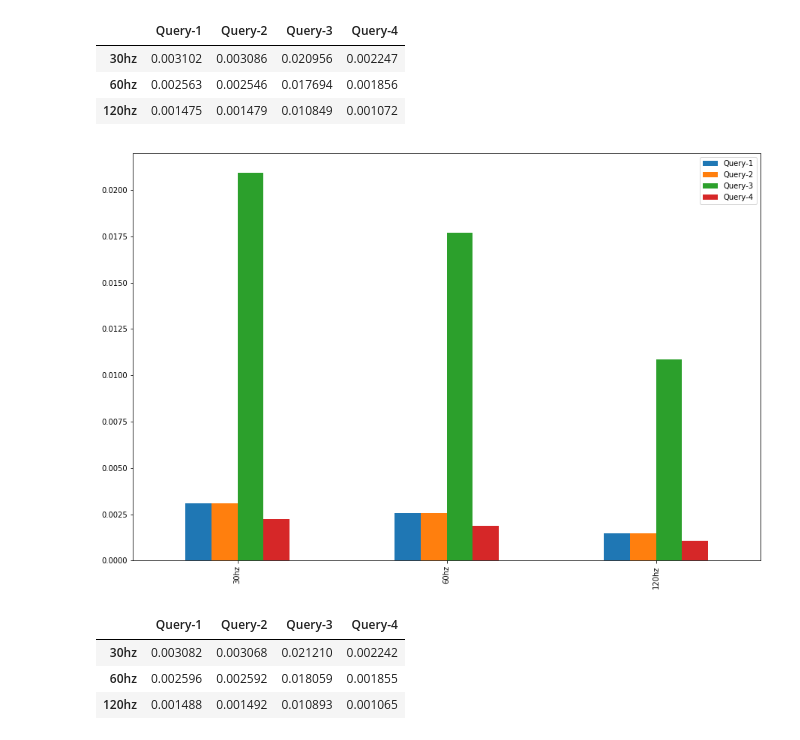
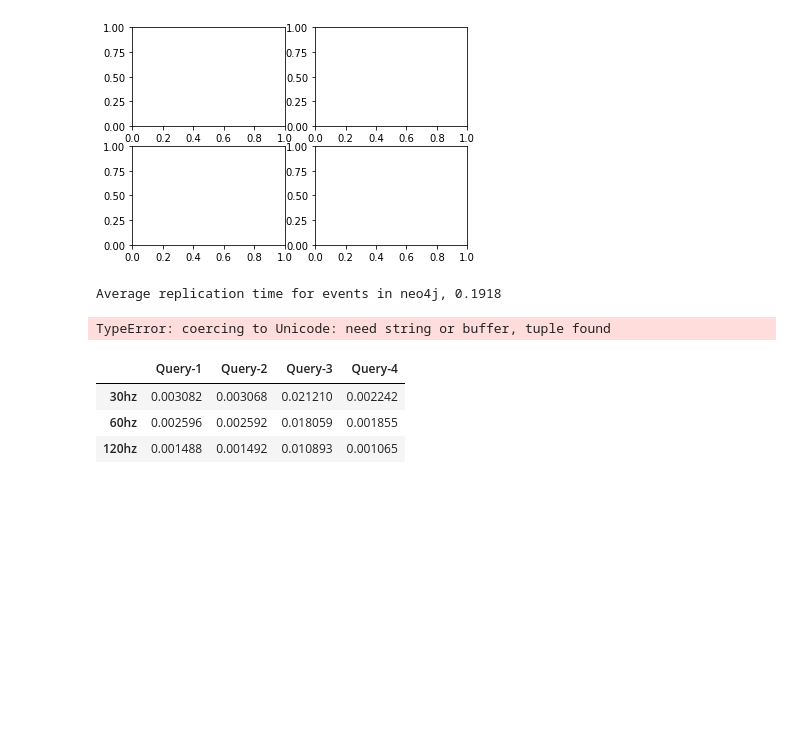
Before and after one commit to rubanraj54/research-and-developement, a Jupyter notebook: log_parser.ipynb, the cells around one changed output. Saved outputs shown, nothing was run; the diff lists cells and outputs as text; code cells hidden in the pictures; blank space fills up the shorter version.

```diff
--- a/log_parser.ipynb
+++ b/log_parser.ipynb
@@ -76,0 +273,4 @@ def open_files(n):
+# %%
+fig, axes = plt.subplots(nrows=2, ncols=2)
+# %% [output]
+[figure, added]
@@ -77,17 +279,17 @@ def open_files(n):
+# %%
+print "Average replication time for events in neo4j,", get_replica_results(files)
+# %% [output]
+Average replication time for events in neo4j, 0.1918
 # %%
 # Robot 1 - Read only scenario
 avgs = get_avg_read(open_files(3))
 df2 = pd.DataFrame(avgs, columns=['Query-1', 'Query-2', 'Query-3','Query-4'],
                    index=['30hz','60hz','120hz'])
 
-ax = df2.plot(kind='bar',figsize=(15,10))
+ax = df2.plot(ax=axes[0,0],kind='bar',figsize=(15,10))
 HTML(df2.to_html(classes="table table-striped table-bordered"))
 # %% [output]
-|  | Query-1 | Query-2 | Query-3 | Query-4 |
-| 30hz | 0.003102 | 0.003086 | 0.020956 | 0.002247 |
-| 60hz | 0.002563 | 0.002546 | 0.017694 | 0.001856 |
-| 120hz | 0.001475 | 0.001479 | 0.010849 | 0.001072 |
-[figure, removed]
+TypeError: coercing to Unicode: need string or buffer, tuple found
 # %%
 # Robot 2 - Read only scenario
 avgs = get_avg_read(open_files(3))
```
Also changed, not shown: parts of 21 cells of this notebook, 6 other files.
